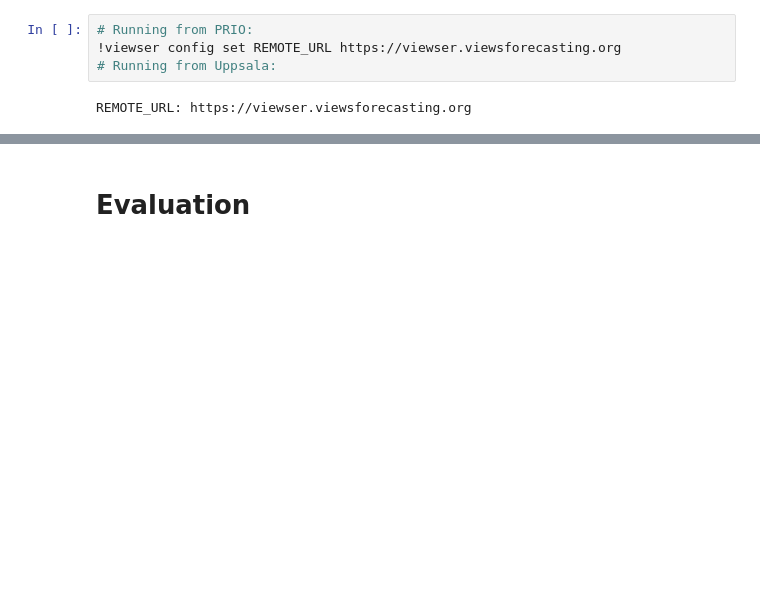
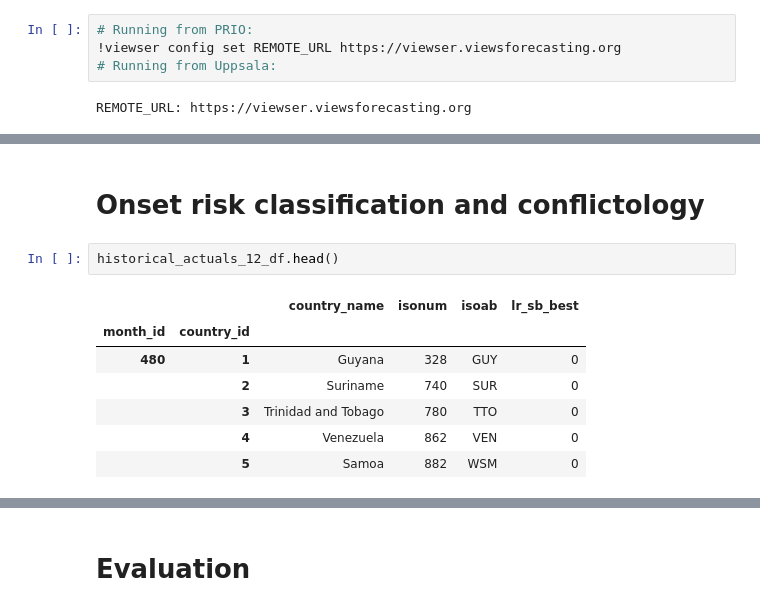
Before and after one commit to views-platform/views-models, a Jupyter notebook: notebooks/hh_shurfmodel.ipynb, the cells around one changed output, grey strips where cells are left out. Drawn from its saved outputs; the diff is of its cells as text; blank space fills up the shorter version.

```diff
--- a/notebooks/hh_shurfmodel.ipynb
+++ b/notebooks/hh_shurfmodel.ipynb
@@ -474,0 +501,12 @@ Queryset country_data_for_evaluation read successfully
+# %% [markdown]
+# Onset risk classification and conflictology
+# %%
+historical_actuals_12_df.head()
+# %% [output]
+|  |  | country_name | isonum | isoab | lr_sb_best |
+| month_id | country_id |  |  |  |  |
+| 480 | 1 | Guyana | 328 | GUY | 0 |
+|  | 2 | Suriname | 740 | SUR | 0 |
+|  | 3 | Trinidad and Tobago | 780 | TTO | 0 |
+|  | 4 | Venezuela | 862 | VEN | 0 |
+|  | 5 | Samoa | 882 | WSM | 0 |
```
Also changed, not shown: parts of 51 cells of this notebook, 26 other files.
